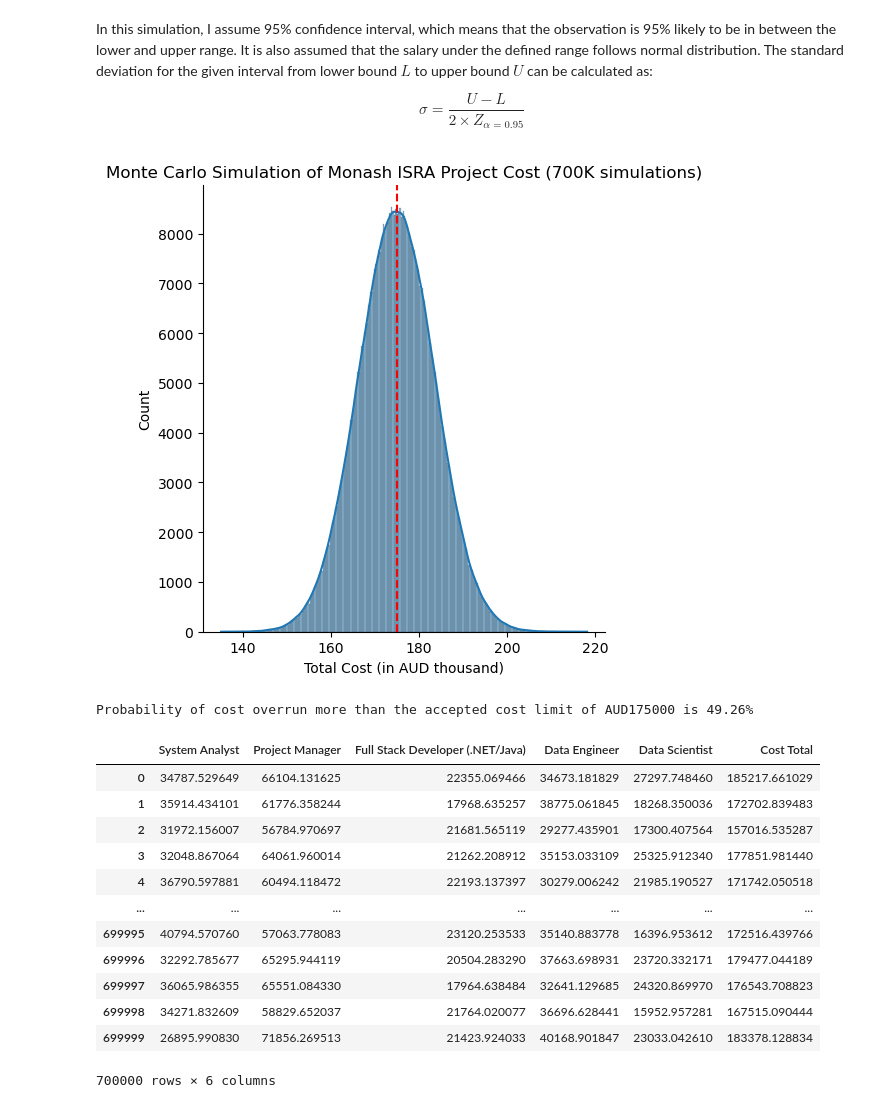
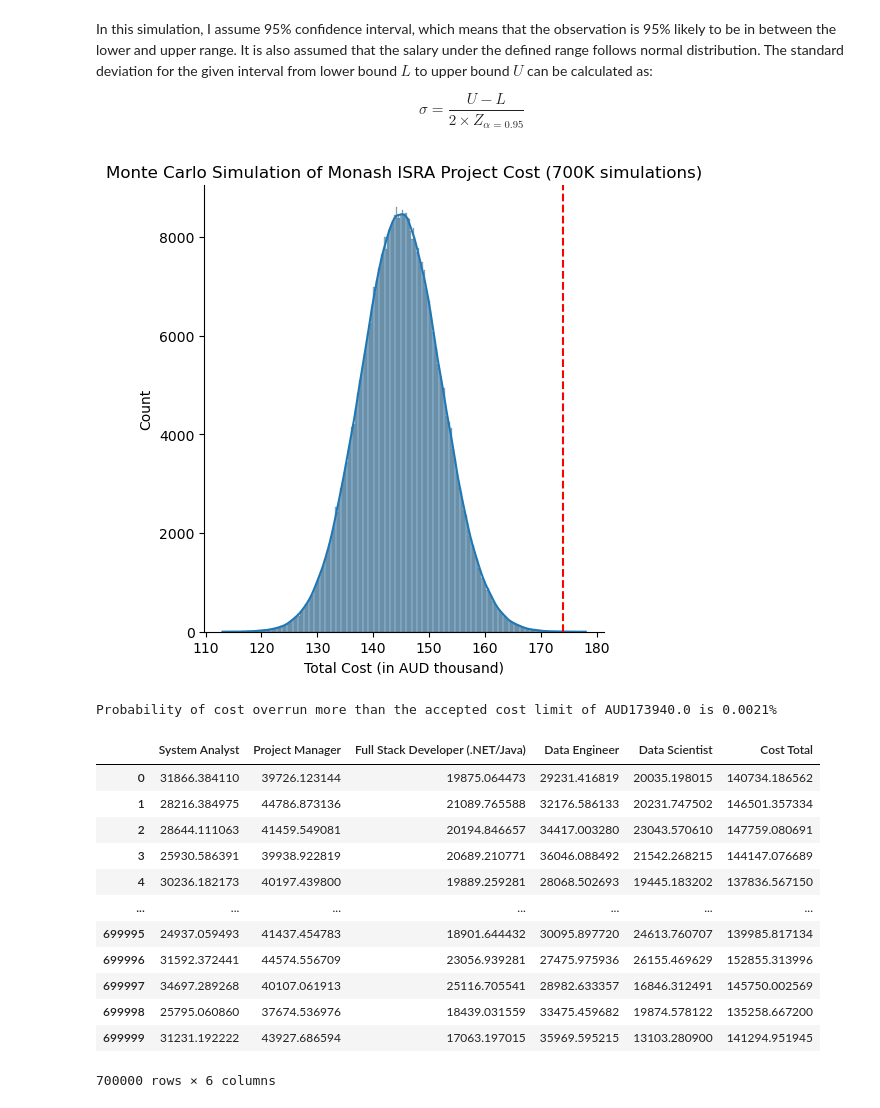
Before and after one commit to mihoku/Monash-PM-Assignment-Monte-Carlo, a Jupyter notebook: monte-carlo-simulation.ipynb, the cells around one changed output. Saved outputs shown, nothing was run; the diff lists cells and outputs as text; code cells hidden in the pictures.

Commit message:
update labor cost dataset and planning

```diff
--- a/monte-carlo-simulation.ipynb
+++ b/monte-carlo-simulation.ipynb
@@ -26,6 +26,6 @@ cost_dataset.head()
 | 4 | 0 | Data Scientist | 1000 | 800 | 1300 | 1 | 20 | 1.115 |
 # %%
-# Calculate current initial project cost given cost dataset
-current_initial_cost=sum([cost_dataset.iloc[a]['Typical_Salary']*cost_dataset.iloc[a]['Quantity']*cost_dataset.iloc[a]['Incur_Period']*cost_dataset.iloc[a]['Adjustment_Cost'] for a in range(len(cost_dataset))])
+# Calculate current initial project cost given cost dataset and contingency reserve 20% of labor cost
+current_initial_cost=1.2*sum([cost_dataset.iloc[a]['Typical_Salary']*cost_dataset.iloc[a]['Quantity']*cost_dataset.iloc[a]['Incur_Period']*cost_dataset.iloc[a]['Adjustment_Cost'] for a in range(len(cost_dataset))])
 current_initial_cost
 # %% [output]
@@ -137,20 +137,20 @@ def monte_carlo_initial_cost(dataset, cost_item_column, typical_cost_column,
     return simulation_dataframe
 # %%
 monte_carlo_initial_cost(cost_dataset, 'Position', 'Typical_Salary','Lower_Bound', 'Upper_Bound',
-                         'Quantity','Incur_Period','Adjustment_Cost', 175000, 'Monash ISRA Project Cost')
+                         'Quantity','Incur_Period','Adjustment_Cost', current_initial_cost, 'Monash ISRA Project Cost')
 # %% [output]
-[figure, old version]
+[figure, new version]
-Probability of cost overrun more than the accepted cost limit of AUD175000 is 49.26%
+Probability of cost overrun more than the accepted cost limit of AUD173940.0 is 0.0021%
 |  | System Analyst | Project Manager | Full Stack Developer (.NET/Java) | Data Engineer | Data Scientist | Cost Total |
-| 0 | 34787.529649 | 66104.131625 | 22355.069466 | 34673.181829 | 27297.748460 | 185217.661029 |
-| 1 | 35914.434101 | 61776.358244 | 17968.635257 | 38775.061845 | 18268.350036 | 172702.839483 |
-| 2 | 31972.156007 | 56784.970697 | 21681.565119 | 29277.435901 | 17300.407564 | 157016.535287 |
-| 3 | 32048.867064 | 64061.960014 | 21262.208912 | 35153.033109 | 25325.912340 | 177851.981440 |
-| 4 | 36790.597881 | 60494.118472 | 22193.137397 | 30279.006242 | 21985.190527 | 171742.050518 |
+| 0 | 31866.384110 | 39726.123144 | 19875.064473 | 29231.416819 | 20035.198015 | 140734.186562 |
+| 1 | 28216.384975 | 44786.873136 | 21089.765588 | 32176.586133 | 20231.747502 | 146501.357334 |
+| 2 | 28644.111063 | 41459.549081 | 20194.846657 | 34417.003280 | 23043.570610 | 147759.080691 |
+| 3 | 25930.586391 | 39938.922819 | 20689.210771 | 36046.088492 | 21542.268215 | 144147.076689 |
+| 4 | 30236.182173 | 40197.439800 | 19889.259281 | 28068.502693 | 19445.183202 | 137836.567150 |
 | ... | ... | ... | ... | ... | ... | ... |
-| 699995 | 40794.570760 | 57063.778083 | 23120.253533 | 35140.883778 | 16396.953612 | 172516.439766 |
-| 699996 | 32292.785677 | 65295.944119 | 20504.283290 | 37663.698931 | 23720.332171 | 179477.044189 |
-| 699997 | 36065.986355 | 65551.084330 | 17964.638484 | 32641.129685 | 24320.869970 | 176543.708823 |
-| 699998 | 34271.832609 | 58829.652037 | 21764.020077 | 36696.628441 | 15952.957281 | 167515.090444 |
-| 699999 | 26895.990830 | 71856.269513 | 21423.924033 | 40168.901847 | 23033.042610 | 183378.128834 |
+| 699995 | 24937.059493 | 41437.454783 | 18901.644432 | 30095.897720 | 24613.760707 | 139985.817134 |
+| 699996 | 31592.372441 | 44574.556709 | 23056.939281 | 27475.975936 | 26155.469629 | 152855.313996 |
+| 699997 | 34697.289268 | 40107.061913 | 25116.705541 | 28982.633357 | 16846.312491 | 145750.002569 |
+| 699998 | 25795.060860 | 37674.536976 | 18439.031559 | 33475.459682 | 19874.578122 | 135258.667200 |
+| 699999 | 31231.192222 | 43927.686594 | 17063.197015 | 35969.595215 | 13103.280900 | 141294.951945 |
 700000 rows × 6 columns
```
Also changed, not shown: parts of 3 cells of this notebook, 2 other files.
